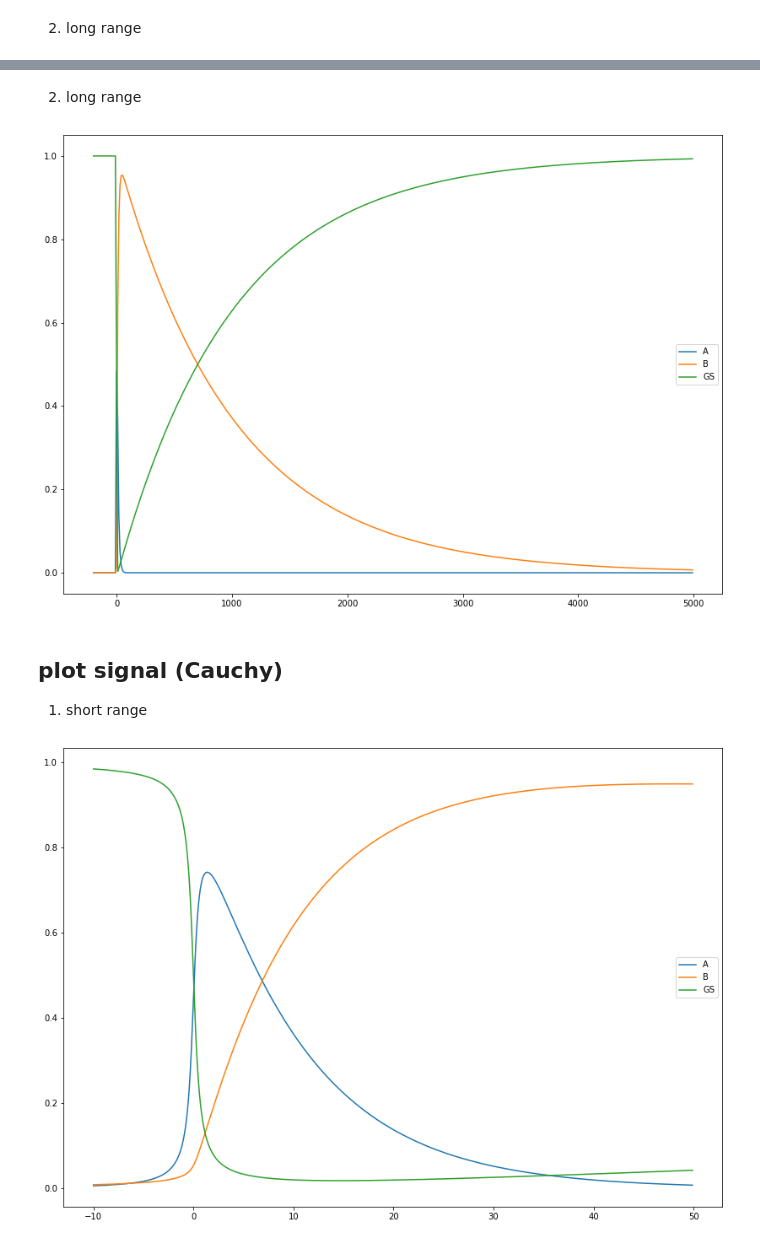
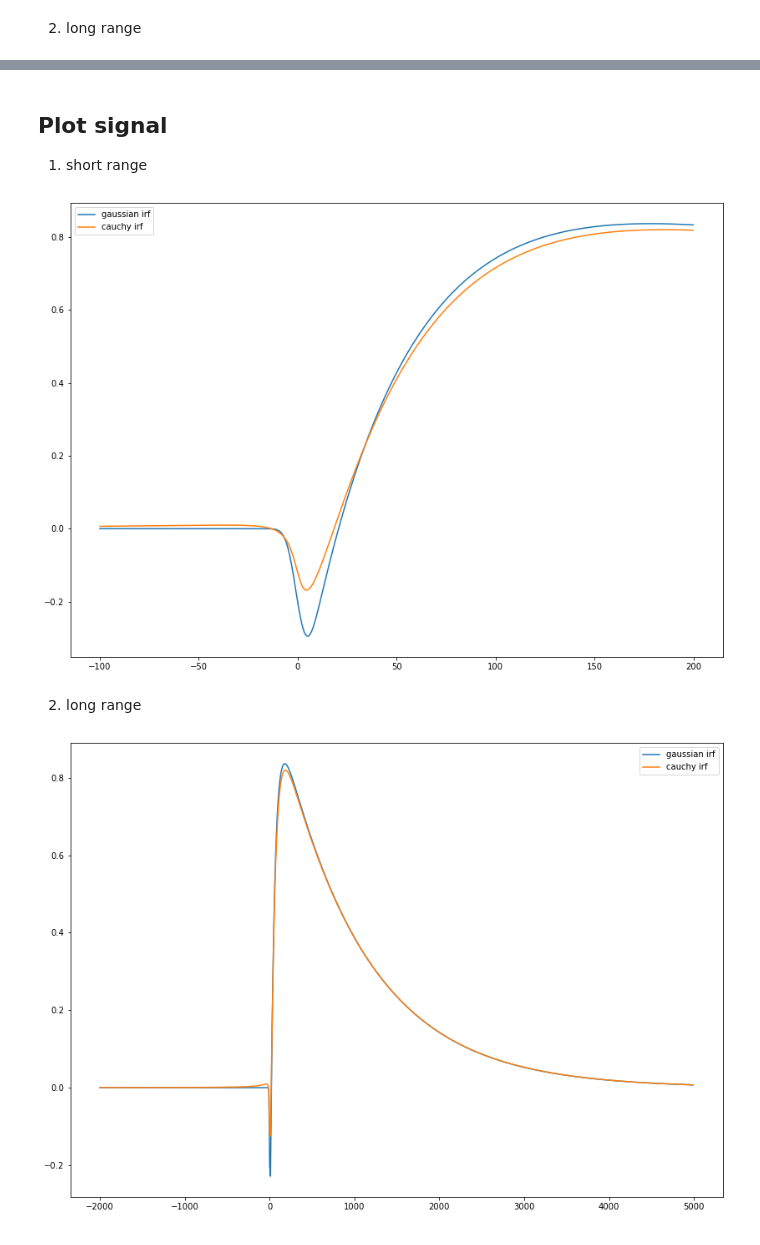
Before and after one commit to pistack/TRXASprefitpack-example, a Jupyter notebook: Rate_eq.ipynb, the cells around one changed output, grey strips where cells are left out. Saved outputs shown, nothing was run; the diff lists cells and outputs as text; code cells hidden in the pictures.

```diff
--- a/Rate_eq.ipynb
+++ b/Rate_eq.ipynb
@@ -169,19 +128,19 @@ k_1 & -k_2 & 0 \\
 \end{pmatrix}
 \end{equation*}
 # %%
-# set lifetime tau1 = 10 ps, tau2 = 1 ns
-# set fwhm of IRF = 1 ps
+# set lifetime tau1 = 50 ps, tau2 = 1 ns
+# set fwhm of IRF = 10 ps
 
-tau1 = 10
+tau1 = 50
 tau2 = 1000
-fwhm = 1
+fwhm = 10
 
 # initial condition
 y0 = np.array([1, 0, 0])
 
 # set time range
-t_short = np.arange(-10,50,0.1)
-t_long = np.arange(-200,5000,10)
+t_short = np.arange(-100,200,0.1)
+t_long = np.arange(-2000,5000,10)
 
 # Define equation
 equation = np.array([[-1/tau1, 0, 0],
@@ -237,6 +188,9 @@ plt.show()
 # %%
-plt.plot(t_short, signal_short[0, :], label='A')
-plt.plot(t_short, signal_short[1, :], label='B')
-plt.plot(t_short, signal_short[2, :], label='GS')
-plt.legend()
-plt.show()
+diff_abs = [-0.5, # A state
+            1, # B state
+            0, # ground state
+           ]
+y_short_gau = rate_eq_conv(t_short, fwhm, diff_abs, eigval, V, c, irf = 'g')
+y_long_gau = rate_eq_conv(t_long, fwhm, diff_abs, eigval, V, c, irf = 'g')
+y_short_cauchy = rate_eq_conv(t_short, fwhm, diff_abs, eigval, V, c, irf = 'c')
+y_long_cauchy = rate_eq_conv(t_long, fwhm, diff_abs, eigval, V, c, irf = 'c')
@@ -245,22 +197,21 @@ plt.show()
 # %% [markdown]
-2. long range
+## Plot signal
+1. short range
 # %%
-plt.plot(t_long, signal_long[0, :], label='A')
-plt.plot(t_long, signal_long[1, :], label='B')
-plt.plot(t_long, signal_long[2, :], label='GS')
+plt.plot(t_short, y_short_gau, label='gaussian irf')
+plt.plot(t_short, y_short_cauchy, label='cauchy irf')
 plt.legend()
 plt.show()
 # %% [output]
-[figure, old version]
+[figure, new version]
 # %% [markdown]
-## plot signal (Cauchy)
-1. short range
+
+2. long range
 # %%
-plt.plot(t_short, signal_short_cauchy[0, :], label='A')
-plt.plot(t_short, signal_short_cauchy[1, :], label='B')
-plt.plot(t_short, signal_short_cauchy[2, :], label='GS')
+plt.plot(t_long, y_long_gau, label='gaussian irf')
+plt.plot(t_long, y_long_cauchy, label='cauchy irf')
 plt.legend()
 plt.show()
 # %% [output]
-[figure, old version]
+[figure, new version]
 # %% [markdown]
```
Also changed, not shown: parts of 26 cells of this notebook, 3 other files.
